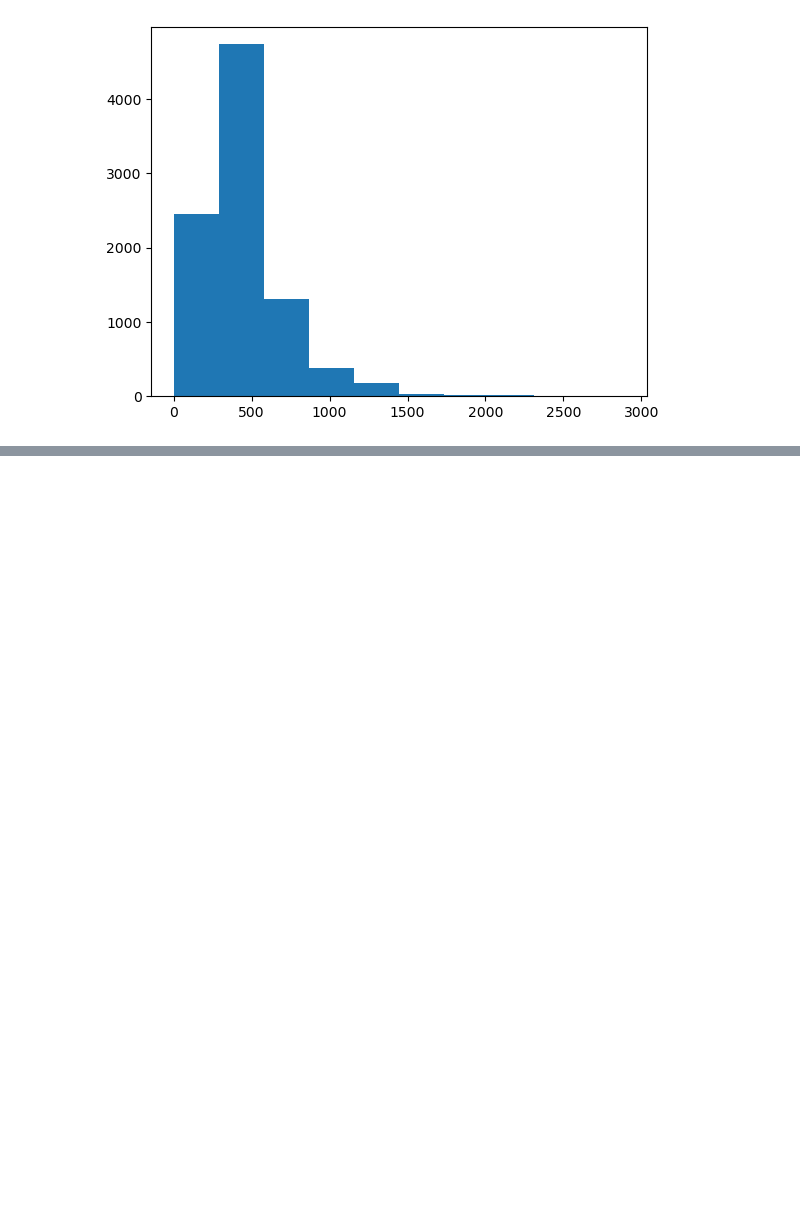
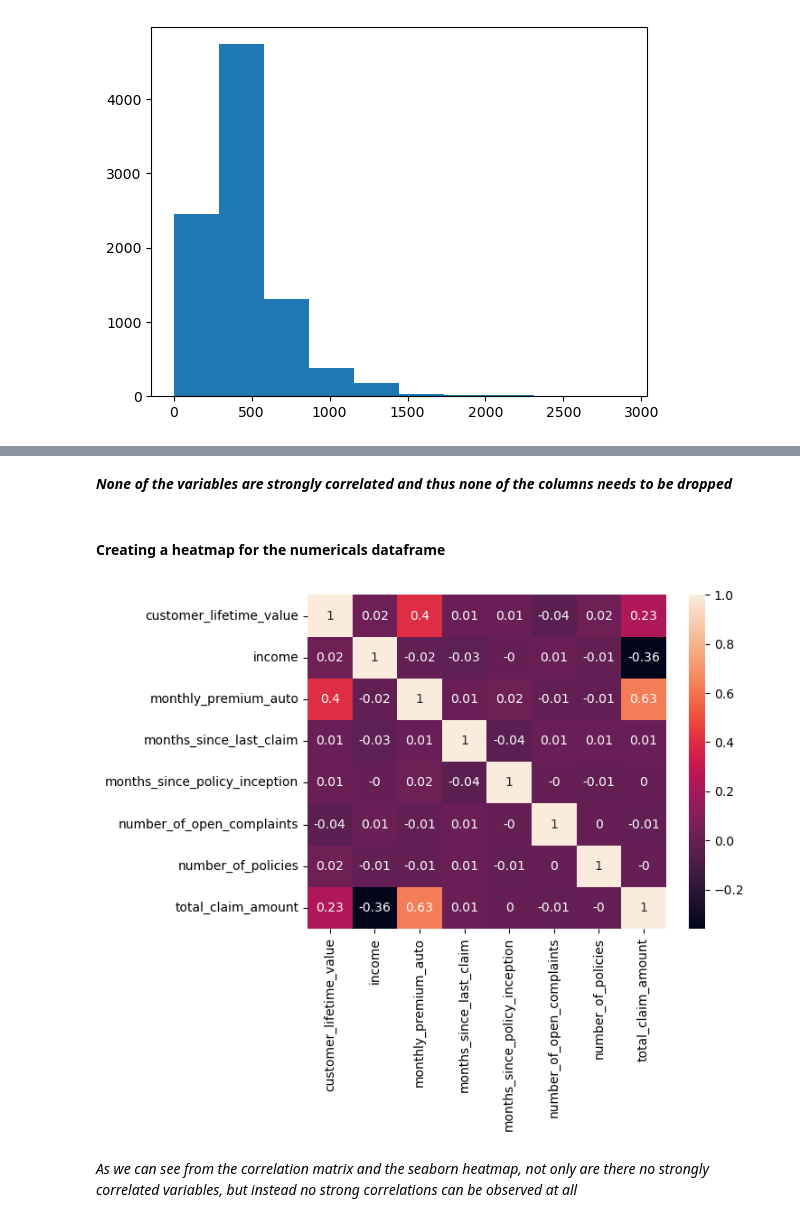
Before and after one commit to Evangelos-Z/lab-customer-analysis-round-5, a Jupyter notebook: files_for_lab/csv_files/lab-customer-analysis-round-5.ipynb, the cells around one changed output, grey strips where cells are left out. Saved outputs shown, nothing was run; the diff lists cells and outputs as text; code cells hidden in the pictures; blank space fills up the shorter version.

```diff
--- a/files_for_lab/csv_files/lab-customer-analysis-round-5.ipynb
+++ b/files_for_lab/csv_files/lab-customer-analysis-round-5.ipynb
@@ -277,4 +270,0 @@ upper_limit, lower_limit
-# %%
-# remove them from the data
-numericals = numericals[(numericals['customer_lifetime_value']>lower_limit) & (numericals['customer_lifetime_value']<upper_limit)]
-numericals
@@ -315,3 +270,0 @@ upper_limit, lower_limit
-# %%
-numericals = numericals[(numericals['monthly_premium_auto']>lower_limit) & (numericals['monthly_premium_auto']<upper_limit)]
-numericals
@@ -352,3 +270,0 @@ upper_limit, lower_limit
-# %%
-numericals = numericals[(numericals['total_claim_amount']>lower_limit) & (numericals['total_claim_amount']<upper_limit)]
-numericals
@@ -483,0 +276,4 @@ plt.show()
+# %%
+nums_corr = numericals.corr()
+nums_corr = round(nums_corr, 2)
+nums_corr
@@ -483,0 +290,12 @@ plt.show()
+# %% [markdown]
+***None of the variables are strongly correlated and thus none of the columns needs to be dropped***
+# %% [markdown]
+#### Creating a heatmap for the numericals dataframe
+# %%
+sns_plot = sns.heatmap(nums_corr, annot=True)
+figure = sns_plot.get_figure()
+plt.show()
+# %% [output]
+[figure, added]
+# %% [markdown]
+*As we can see from the correlation matrix and the seaborn heatmap, not only are there no strongly correlated variables, but instead no strong correlations can be observed at all*
```
Also changed, not shown: parts of 98 cells of this notebook.
